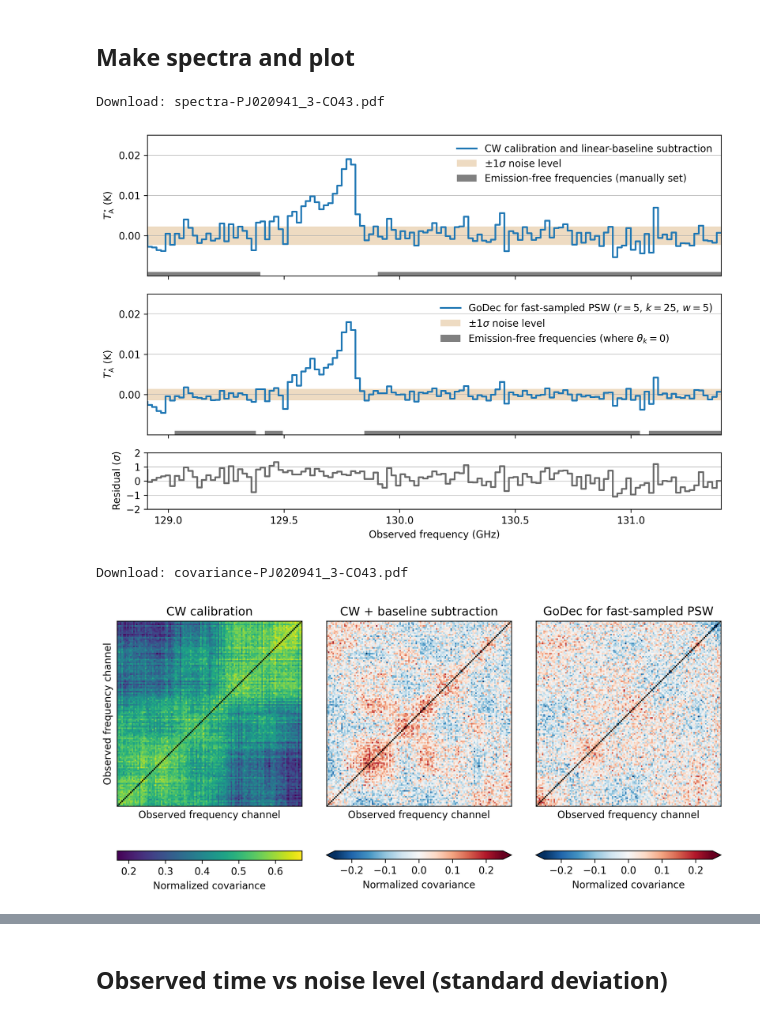
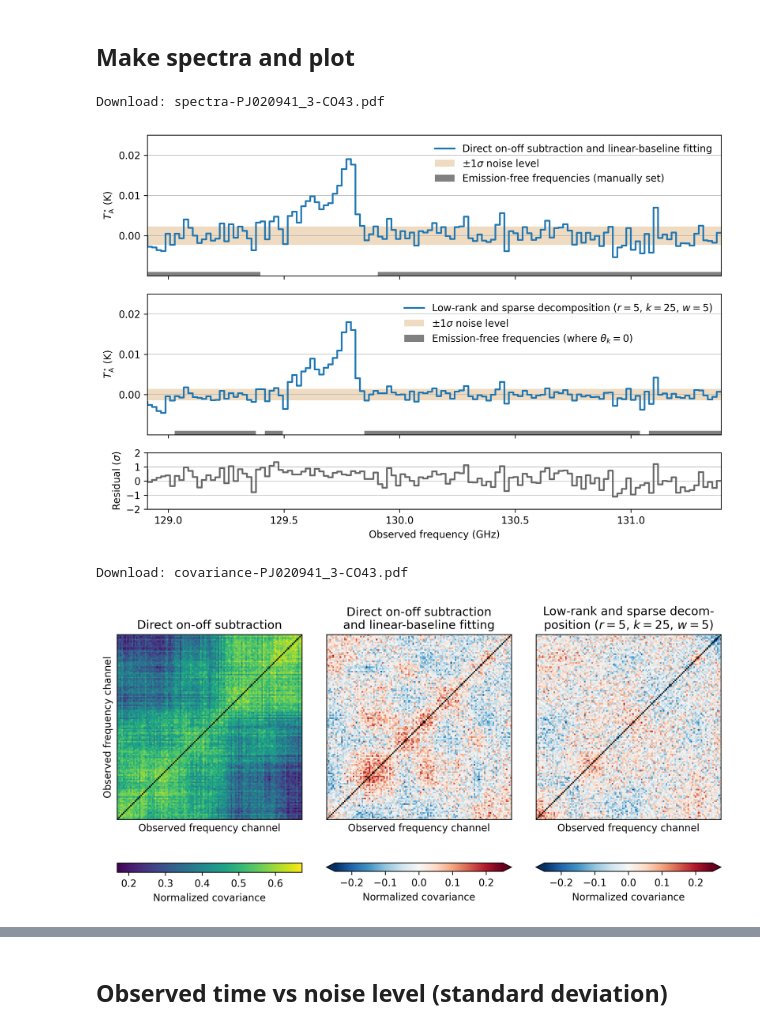
Before and after one commit to astropenguin/taniguchi-2021-analysis, a Jupyter notebook: notes/2020-05-07/analysis-PJ020941.3-CO43.ipynb, the cells around one changed output, grey strips where cells are left out. Drawn from its saved outputs; the diff is of its cells as text; code cells hidden in the pictures.

Commit message:
Update legends of figures for the Re:form paper

```diff
--- a/notes/2020-05-07/analysis-PJ020941.3-CO43.ipynb
+++ b/notes/2020-05-07/analysis-PJ020941.3-CO43.ipynb
@@ -123,7 +123,7 @@ cumint = T_base.integtime.cumsum("t")
 fig, axes = plt.subplots(3, 1, gridspec_kw={'height_ratios': [2.5, 2.5, 1]}, sharex=True, figsize=(9, 6), dpi=300)
 
 ax = axes[0]
-ax.step(spec.ch, spec, lw=1.75, label="CW calibration and linear-baseline subtraction")
+ax.step(spec.ch, spec, lw=1.75, label="Direct on-off subtraction and linear-baseline fitting")
 ax.axhspan(-0.0023, 0.0023, alpha=0.5, fc="burlywood", ec=None, zorder=-2, label="$\pm 1 \sigma$ noise level")
 ax.fill_between(spec.ch, -0.01, -0.009, where=(spec.ch <= 129.4) | (spec.ch >= 129.9),
                 fc="gray", ec=None, label="Emission-free frequencies (manually set)")
@@ -135,7 +135,7 @@ ax.legend(frameon=False)
 ax.grid(axis="y", linewidth=0.5)
 
 ax = axes[1]
-ax.step(spec.ch, spec_re, lw=1.75, label=f"GoDec for fast-sampled PSW ($r={r}$, $k={k}$, $w={w}$)")
+ax.step(spec.ch, spec_re, lw=1.75, label=f"Low-rank and sparse decomposition ($r={r}$, $k={k}$, $w={w}$)")
 ax.axhspan(-0.00139, 0.00139, alpha=0.5, fc="burlywood", ec=None, zorder=-2, label="$\pm 1 \sigma$ noise level")
 ax.fill_between(spec.ch, -0.01, -0.009, where=~S.theta,
                 fc="gray", ec=None, label=r"Emission-free frequencies (where $\theta_{k} = 0$)")
@@ -157,7 +157,7 @@ fig.tight_layout()
 savefig_in_notebook(fig, "spectra-PJ020941_3-CO43.pdf")
 # %% [output]
 Download: spectra-PJ020941_3-CO43.pdf
-[figure, old version]
+[figure, new version]
 # %%
 fig, axes = plt.subplots(1, 3, figsize=(9, 4.5), dpi=300)
 
@@ -166,37 +166,37 @@ cmap.set_bad("black")
 
 cmap_pm = plt.cm.RdBu_r
 cmap_pm.set_bad("black")
 
 ax = axes[0]
 im = ax.imshow(cov(T_cal_org)[1:, 1:], origin="lower", cmap=cmap)
 fig.colorbar(im, ax=ax, orientation="horizontal", label="Normalized covariance")
-ax.set_title("CW calibration")
+ax.set_title("Direct on-off subtraction")
 
 ax = axes[1]
 im = ax.imshow(cov(T_cal)[1:, 1:], origin="lower", cmap=cmap_pm, vmin=-0.25, vmax=0.25)
 fig.colorbar(im, ax=ax, orientation="horizontal", extend="both", label="Normalized covariance")
-ax.set_title("CW + baseline subtraction")
+ax.set_title("Direct on-off subtraction\nand linear-baseline fitting")
 
 ax = axes[2]
 im = ax.imshow(cov(T_cal_re)[1:, 1:], origin="lower", cmap=cmap_pm, vmin=-0.25, vmax=0.25)
 fig.colorbar(im, ax=ax, orientation="horizontal", extend="both", label="Normalized covariance")
-ax.set_title("GoDec for fast-sampled PSW")
+ax.set_title(f"Low-rank and sparse decom-\nposition ($r={r}$, $k={k}$, $w={w}$)")
 
 for i, ax in enumerate(axes.flatten()):
     ax.set_xticks([])
     ax.set_yticks([])
     ax.set_xlabel("Observed frequency channel")
 
     if i == 0:
         ax.set_ylabel("Observed frequency channel")
     else:
         ax.set_ylabel(" ")
 
 fig.tight_layout()
 savefig_in_notebook(fig, "covariance-PJ020941_3-CO43.pdf")
 # %% [output]
 Download: covariance-PJ020941_3-CO43.pdf
-[figure, old version]
+[figure, new version]
 # %%
 fig, ax = plt.subplots(figsize=(4.5, 4.5), dpi=300)
 
```
Also changed, not shown: parts of 3 cells of this notebook, 2 other files.
